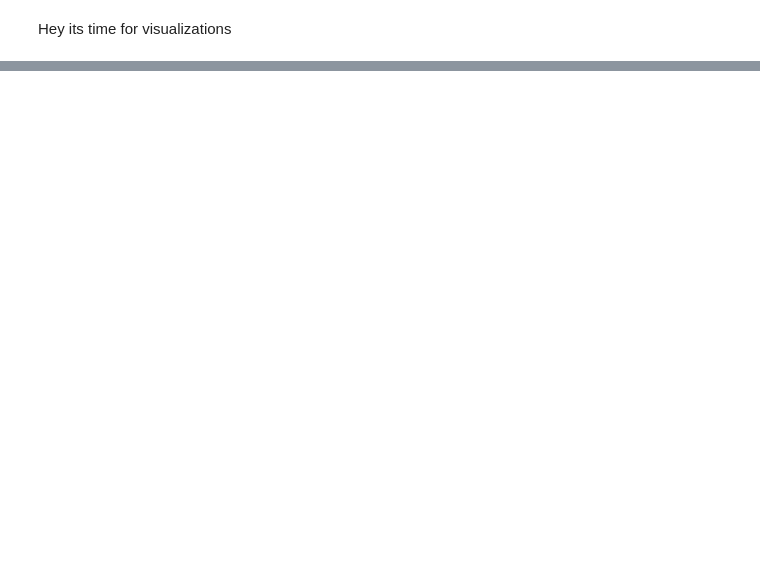
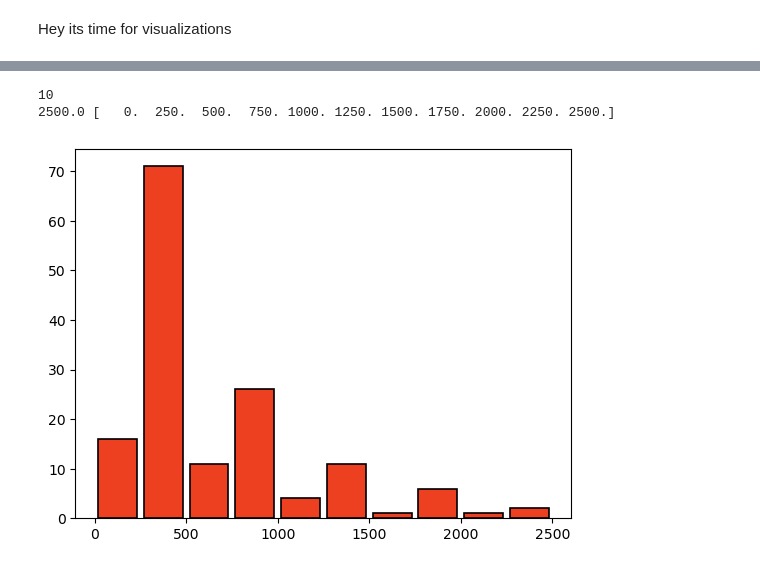
Before and after one commit to JoJosuk/Web-scraping-Project, a Jupyter notebook: flipkart.ipynb, the cells around one changed output, grey strips where cells are left out. Saved outputs shown, nothing was run; the diff lists cells and outputs as text; code cells hidden in the pictures; blank space fills up the shorter version.

```diff
--- a/flipkart.ipynb
+++ b/flipkart.ipynb
@@ -50,11 +52,8 @@ itemName='%20'.join(itemName.strip().split())
 keyWords=[]
 itemList=[]
 # %%
-# websites = [flipkart_fashion(itemName),amazon(itemName)]
-# namewebsites=['flipkart','amazon']
+websites = [flipkart_fashion(itemName),amazon(itemName),myntra(itemName)]
+namewebsites=['flipkart','amazon','myntra']
-# %%
-websites=[flipkart_fashion(itemName)]
-namewebsites=['flipkart']
 # %% [markdown]
 itemName ='%20'.join(input().split())
 # %%
@@ -244,0 +280,18 @@ print(set(keyWords))
+# %%
+datarange=np.ptp(table[2])
+binwidth=int(np.ceil(datarange/10))
+numbins=int(np.ceil(datarange/binwidth))
+print(numbins)
+
+fig, ax = plt.subplots()
+plt.style.use('dark_background')
+
+bins = np.linspace(min(table[2]), max(table[2]), numbins + 1)
+colors = ['red','blue','green','purple','orange','gray','cyan','magenta','red','blue']
+plt.hist(list(table[2]), bins=bins,color='#EC4020', edgecolor='black', linewidth=1.2, rwidth=0.85)
+plt.savefig('Figure1.png')
+print(datarange,bins)
+# %% [output]
+10
+2500.0 [   0.  250.  500.  750. 1000. 1250. 1500. 1750. 2000. 2250. 2500.]
+[figure, added]
```
Also changed, not shown: parts of 12 cells of this notebook, 8 other files.
